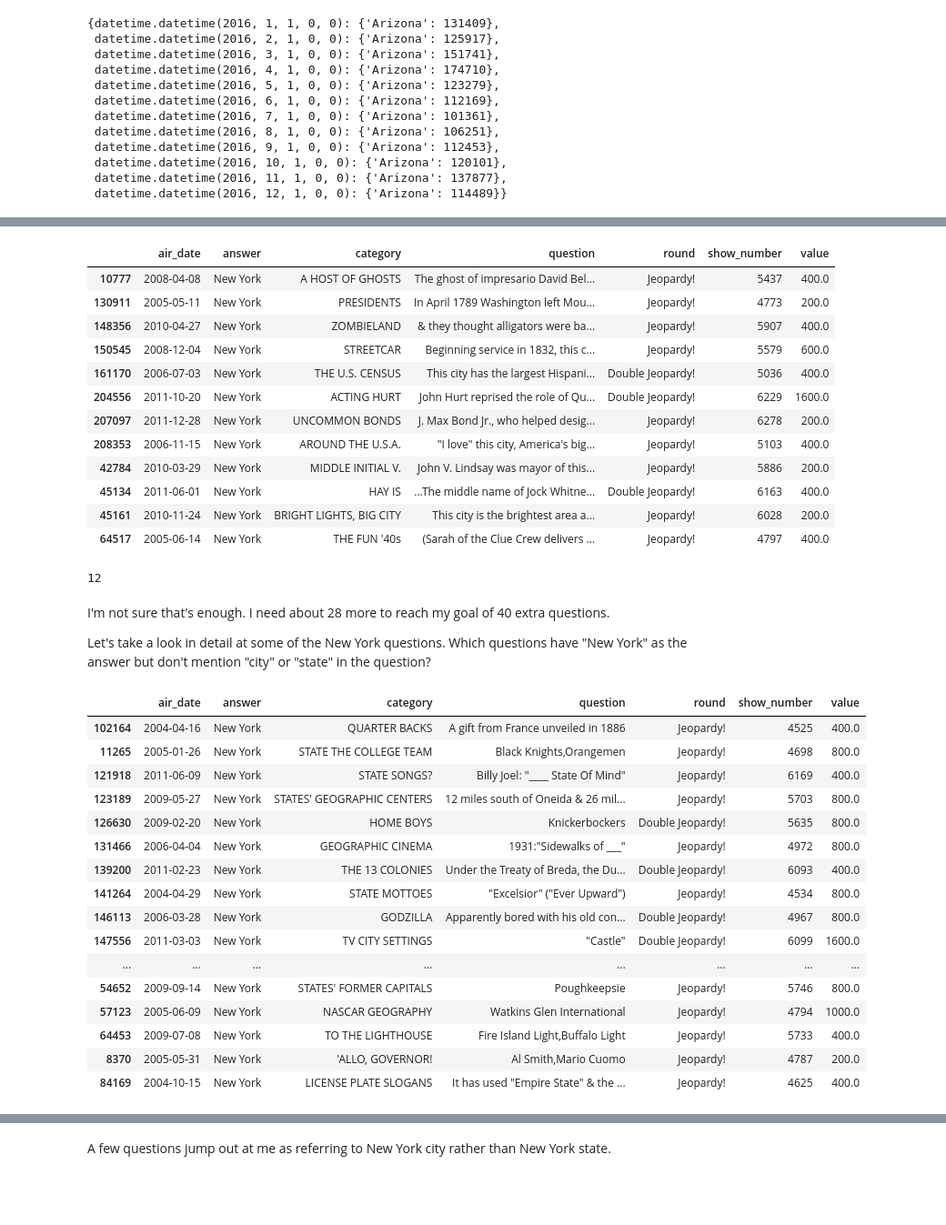
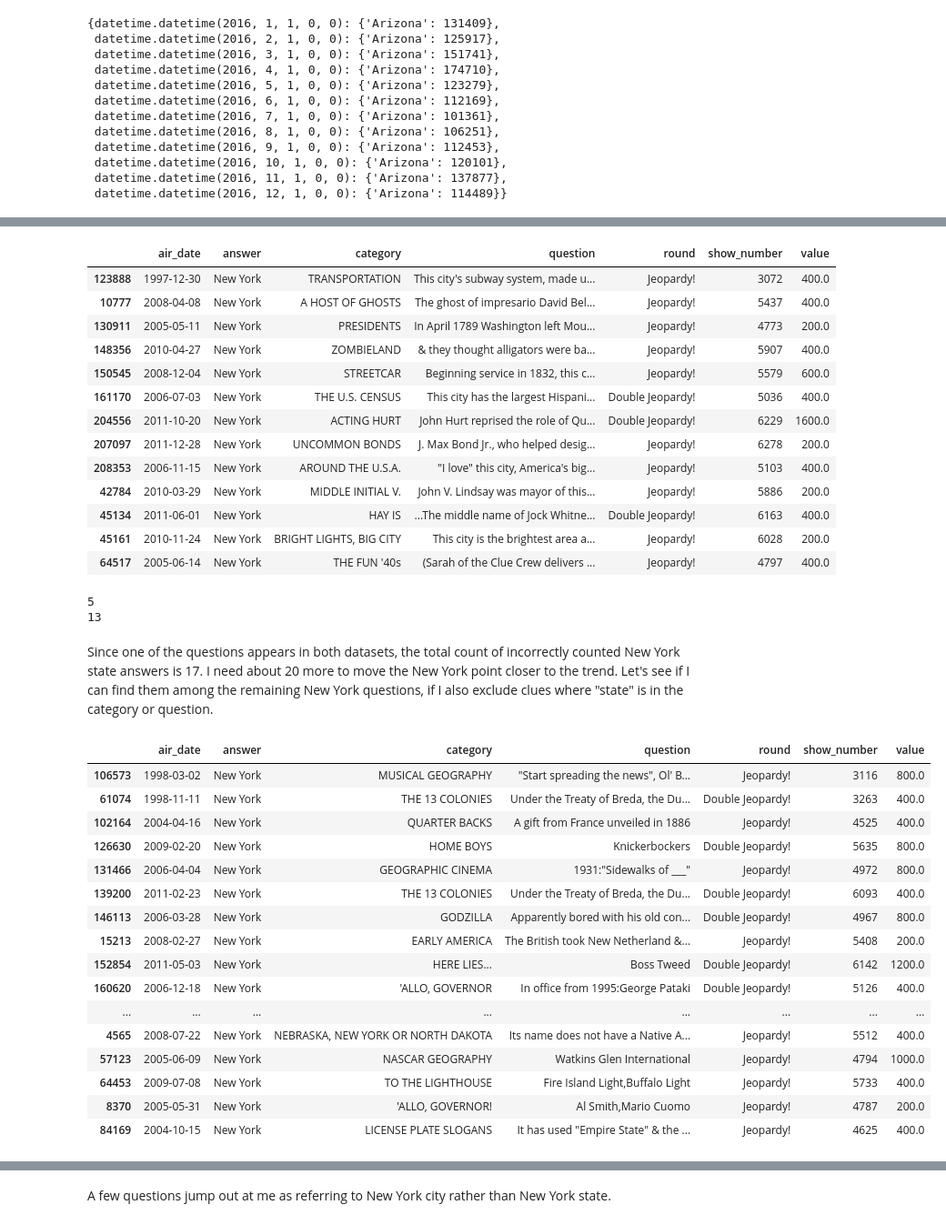
Before and after one commit to aurban8/aurban8_old.github.io, a Jupyter notebook: content/notebooks/jeopardy_3_states_wikipedia.ipynb, the cells around one changed output, grey strips where cells are left out. Shown at 91% size. Drawn from its saved outputs; the diff is of its cells as text; code cells hidden in the pictures; blank space fills up the shorter version.

```diff
--- a/content/notebooks/jeopardy_3_states_wikipedia.ipynb
+++ b/content/notebooks/jeopardy_3_states_wikipedia.ipynb
@@ -3,12 +3,18 @@
 # %%
 # This command allows plots to appear in the jupyter notebook.
 %matplotlib inline
+# Import the pandas package and load the cleaned json file into a dataframe called df_input.
 import pandas as pd
-pd.set_option('max_colwidth', 300)  # Show more text in dataframe.
-# First import the pandas package and load the cleaned json file into a dataframe called df.
-df = pd.read_json('JEOPARDY_QUESTIONS1_cleaned.json')
+df_input = pd.read_json('JEOPARDY_QUESTIONS1_cleaned.json')
+# Division is float division
+from __future__ import division
 # Let's convert air_date to date/time, rather than a string.
-df['air_date'] = pd.to_datetime(df['air_date'], yearfirst= True)
-# Only consider data from well-sampled years.
-df = df[(df['air_date']>='2004-01-01') & (df['air_date']<='2011-12-31')]
+df_input['air_date'] = pd.to_datetime(df_input['air_date'], yearfirst= True)
+# Let's only look at the years where the data is well-sampled.
+df1 = df_input[(df_input['air_date'] >= '01-01-1997') & (df_input['air_date'] <= '12-31-2000')]
+df2 = df_input[(df_input['air_date'] >= '01-01-2004') & (df_input['air_date'] <= '12-31-2011')]
+# Create final dataframe with a question in each row.
+df = pd.concat([df1, df2])
+# Adjust view.
+pd.set_option('max_colwidth', 300)
 # %%
@@ -246,8 +258,9 @@ Hmmm.... that's odd. I wonder if the fact that "New York" can sometimes refer to
 # %%
-# Find answers that are "New York" when the question contains the word "city."
-df[(df['answer']=='New York') & (df['question'].str.contains('city'))]
+# Find questions where the answer is "New York" and the question contains the word "city."
+df[((df['answer']=='New York') & (df['question'].str.contains('cit')))]
 # %% [output]
 |  | air_date | answer | category | question | round | show_number | value |
+| 123888 | 1997-12-30 | New York | TRANSPORTATION | This city's subway system, made u... | Jeopardy! | 3072 | 400.0 |
 | 10777 | 2008-04-08 | New York | A HOST OF GHOSTS | The ghost of impresario David Bel... | Jeopardy! | 5437 | 400.0 |
 | 130911 | 2005-05-11 | New York | PRESIDENTS | In April 1789 Washington left Mou... | Jeopardy! | 4773 | 200.0 |
 | 148356 | 2010-04-27 | New York | ZOMBIELAND | & they thought alligators were ba... | Jeopardy! | 5907 | 400.0 |
@@ -262,31 +275,35 @@ df[(df['answer']=='New York') & (df['question'].str.contains('city'))]
 | 64517 | 2005-06-14 | New York | THE FUN '40s | (Sarah of the Clue Crew delivers ... | Jeopardy! | 4797 | 400.0 |
 # %%
 # Aha! So some New York city answers did sneak into my state-only dataframe. How many?
-df[(df['answer']=='New York') & (df['question'].str.contains('city'))]['question'].count()
+print df[((df['answer']=='New York') & (df['category'].str.contains('CIT')))]['answer'].count()
+print df[((df['answer']=='New York') & (df['question'].str.contains('cit')))]['answer'].count()
 # %% [output]
-12
+5
+13
-# %% [markdown]
-I'm not sure that's enough. I need about 28 more to reach my goal of 40 extra questions.
-
-Let's take a look in detail at some of the New York questions. Which questions have "New York" as the answer but don't mention "city" or "state" in the question?
+# %% [markdown]
+Since one of the questions appears in both datasets, the total count of incorrectly counted New York state answers is 17. I need about 20 more to move the New York point closer to the trend. Let's see if I can find them among the remaining New York questions, if I also exclude clues where "state" is in the category or question.
 # %%
-# Find questions where "New York" is the answer, but "city" or "state" don't appear in the question.
-df[(df['answer']=='New York') & (df['question'].str.contains('city')==False)
-   & (df['question'].str.contains('state')==False)]
+# Find questions where "New York" is the answer,
+# but "city" or "state" don't appear in the question
+# and "CITY" or "STATE" don't appear in the category.
+df[(df['answer']=='New York') & (df['question'].str.contains('cit')==False)
+   & (df['category'].str.contains('CIT')==False)
+  & (df['question'].str.contains('state')==False)
+  & (df['category'].str.contains('STATE')==False)]
 # %% [output]
 |  | air_date | answer | category | question | round | show_number | value |
+| 106573 | 1998-03-02 | New York | MUSICAL GEOGRAPHY | "Start spreading the news", Ol' B... | Jeopardy! | 3116 | 800.0 |
+| 61074 | 1998-11-11 | New York | THE 13 COLONIES | Under the Treaty of Breda, the Du... | Double Jeopardy! | 3263 | 400.0 |
 | 102164 | 2004-04-16 | New York | QUARTER BACKS | A gift from France unveiled in 1886 | Jeopardy! | 4525 | 400.0 |
-| 11265 | 2005-01-26 | New York | STATE THE COLLEGE TEAM | Black Knights,Orangemen | Jeopardy! | 4698 | 800.0 |
-| 121918 | 2011-06-09 | New York | STATE SONGS? | Billy Joel: "____ State Of Mind" | Jeopardy! | 6169 | 400.0 |
-| 123189 | 2009-05-27 | New York | STATES' GEOGRAPHIC CENTERS | 12 miles south of Oneida & 26 mil... | Jeopardy! | 5703 | 800.0 |
 | 126630 | 2009-02-20 | New York | HOME BOYS | Knickerbockers | Double Jeopardy! | 5635 | 800.0 |
 | 131466 | 2006-04-04 | New York | GEOGRAPHIC CINEMA | 1931:"Sidewalks of ___" | Jeopardy! | 4972 | 800.0 |
 | 139200 | 2011-02-23 | New York | THE 13 COLONIES | Under the Treaty of Breda, the Du... | Double Jeopardy! | 6093 | 400.0 |
-| 141264 | 2004-04-29 | New York | STATE MOTTOES | "Excelsior" ("Ever Upward") | Jeopardy! | 4534 | 800.0 |
 | 146113 | 2006-03-28 | New York | GODZILLA | Apparently bored with his old con... | Double Jeopardy! | 4967 | 800.0 |
-| 147556 | 2011-03-03 | New York | TV CITY SETTINGS | "Castle" | Double Jeopardy! | 6099 | 1600.0 |
+| 15213 | 2008-02-27 | New York | EARLY AMERICA | The British took New Netherland &... | Jeopardy! | 5408 | 200.0 |
+| 152854 | 2011-05-03 | New York | HERE LIES... | Boss Tweed | Double Jeopardy! | 6142 | 1200.0 |
+| 160620 | 2006-12-18 | New York | 'ALLO, GOVERNOR | In office from 1995:George Pataki | Double Jeopardy! | 5126 | 400.0 |
 | ... | ... | ... | ... | ... | ... | ... | ... |
-| 54652 | 2009-09-14 | New York | STATES' FORMER CAPITALS | Poughkeepsie | Jeopardy! | 5746 | 800.0 |
+| 4565 | 2008-07-22 | New York | NEBRASKA, NEW YORK OR NORTH DAKOTA | Its name does not have a Native A... | Jeopardy! | 5512 | 400.0 |
 | 57123 | 2005-06-09 | New York | NASCAR GEOGRAPHY | Watkins Glen International | Jeopardy! | 4794 | 1000.0 |
 | 64453 | 2009-07-08 | New York | TO THE LIGHTHOUSE | Fire Island Light,Buffalo Light | Jeopardy! | 5733 | 400.0 |
 | 8370 | 2005-05-31 | New York | 'ALLO, GOVERNOR! | Al Smith,Mario Cuomo | Jeopardy! | 4787 | 200.0 |
```
Also changed, not shown: parts of 59 cells of this notebook, 25 other files.
